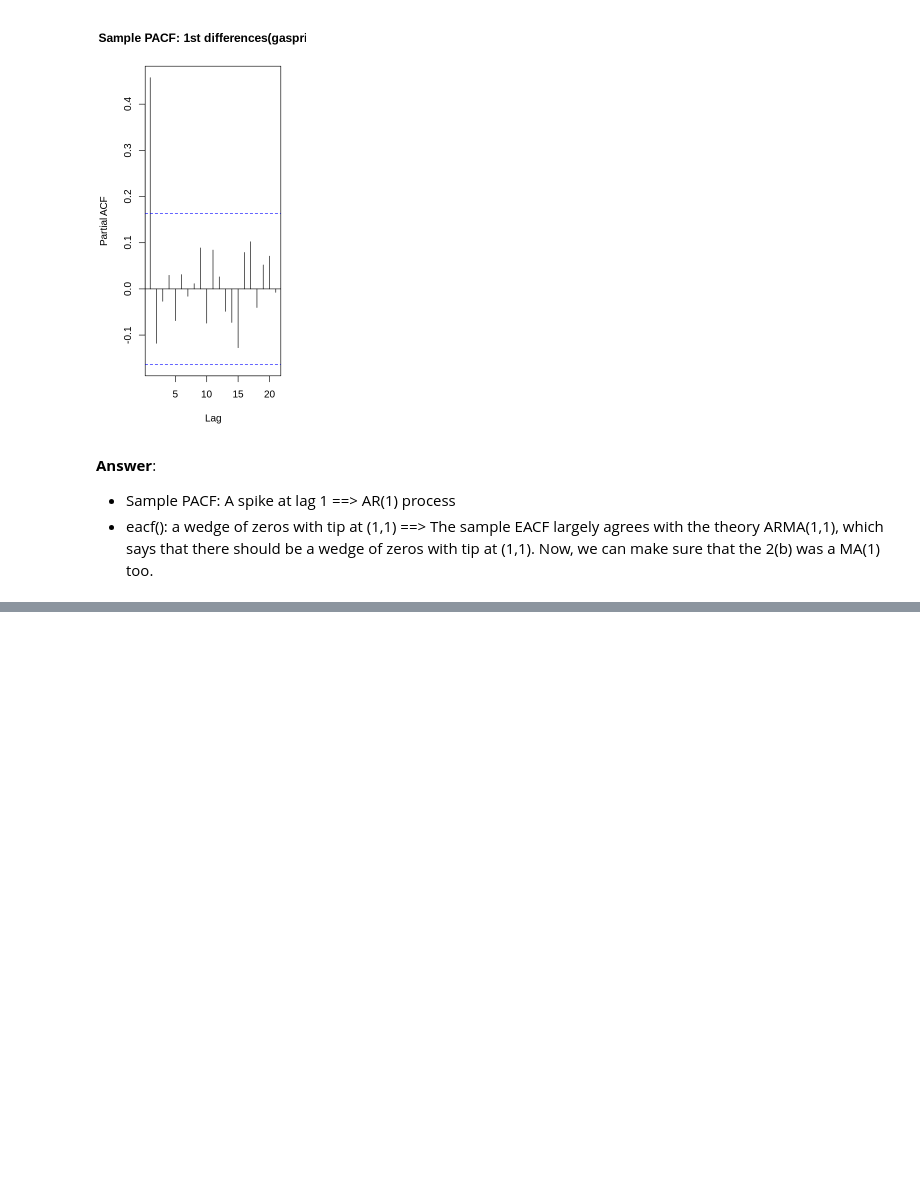
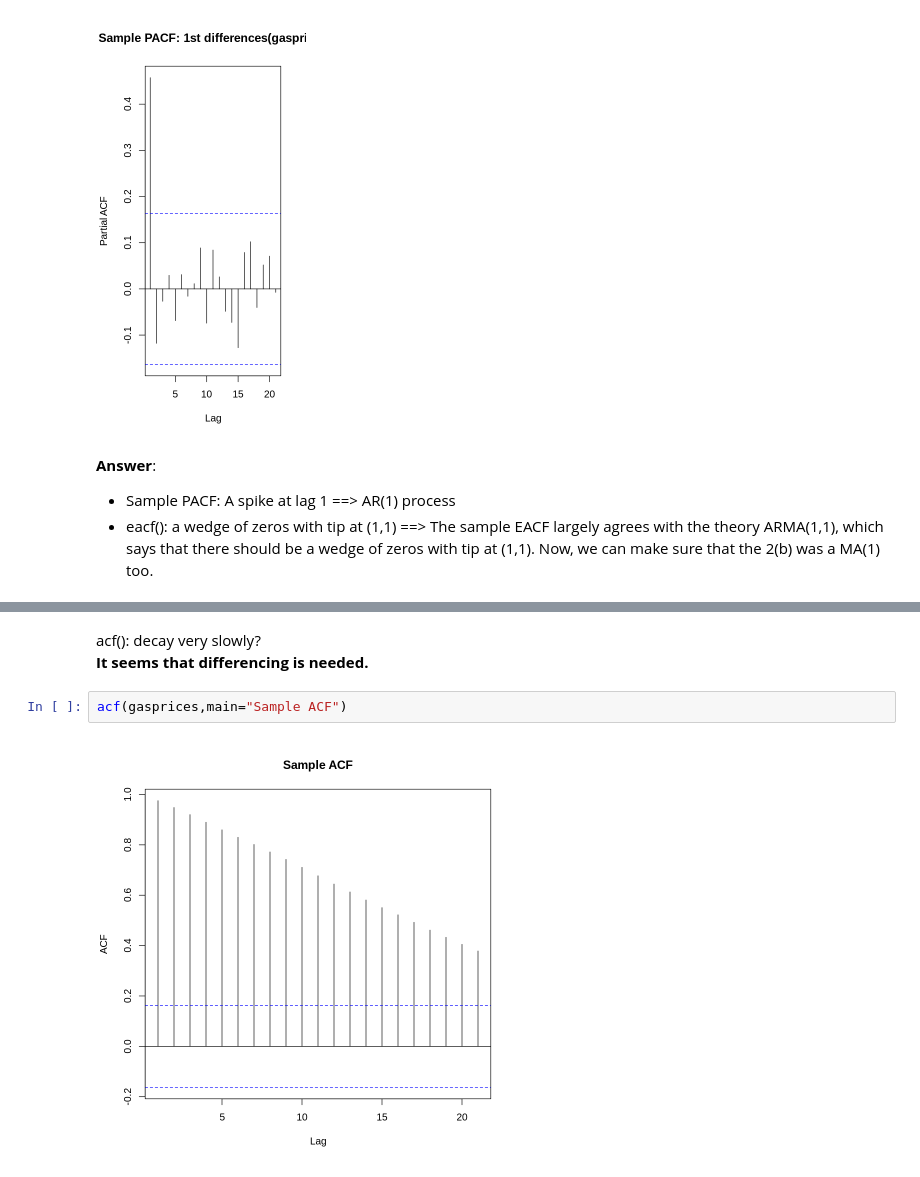
Before and after one commit to Max-Ghadri/Time-Series-Analysis, a Jupyter notebook: 0. Time Series Analysis _ using R on Colab.ipynb, the cells around one changed output, grey strips where cells are left out. Cells and saved outputs as stored; diff of their text form; blank space fills up the shorter version.

```diff
--- a/0. Time Series Analysis _ using R on Colab.ipynb
+++ b/0. Time Series Analysis _ using R on Colab.ipynb
@@ -879,0 +916,7 @@ AR/MA
+# %% [markdown]
+acf(): decay very slowly?
+**It seems that differencing is needed.**
+# %%
+acf(gasprices,main="Sample ACF")
+# %% [output]
+[figure, added]
```
Also changed, not shown: parts of 37 cells of this notebook.
